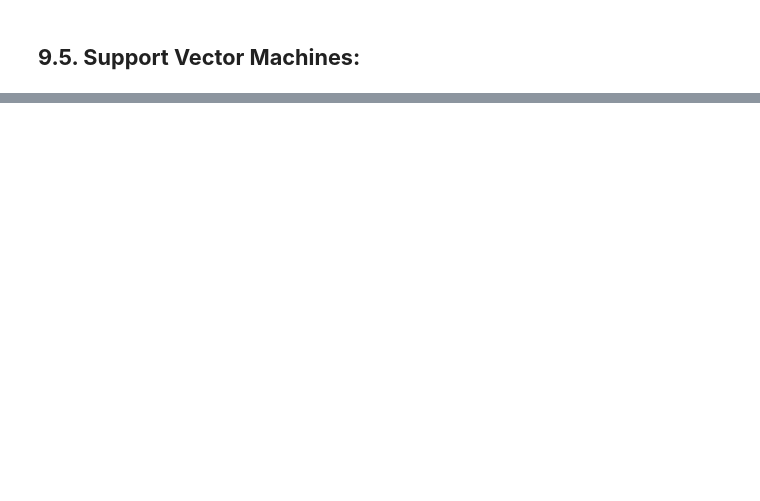
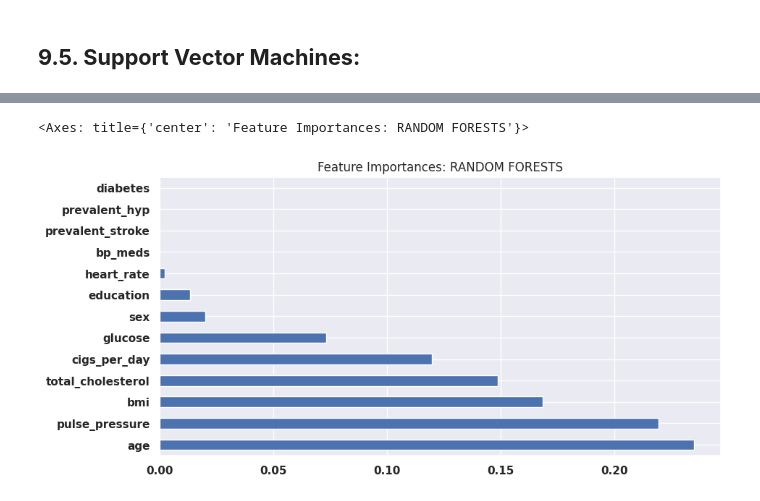
Before and after one commit to hamant-jagwan/Cardiovascular_Risk_Prediction--ML--Classification, a Jupyter notebook: Cardiovascular_Risk_Prediction.ipynb, the cells around one changed output, grey strips where cells are left out. Drawn from its saved outputs; the diff is of its cells as text; code cells hidden in the pictures; blank space fills up the shorter version.

```diff
--- a/Cardiovascular_Risk_Prediction.ipynb
+++ b/Cardiovascular_Risk_Prediction.ipynb
@@ -1398,0 +1438,12 @@ plt.show()
+# %%
+# random forest model
+rf_model = RandomForestClassifier(random_state=0)
+rf_params = {'n_estimators':[500],                    # limited due to computational power availability
+             'max_depth':np.arange(1,6),
+             'min_samples_split':np.arange(0.1,1,0.1),
+             'min_samples_leaf':np.arange(0.1,0.6,0.1)}
+# %%
+# using gridsearchcv to find best parameters
+rf_random_search = RandomizedSearchCV(rf_model,rf_params,cv=cv_method,scoring='recall')
+rf_random_search.fit(X_smote,y_smote)
+rf_best_params = rf_random_search.best_params_
@@ -1398,0 +1458,10 @@ plt.show()
+# %%
+# Fitting RF model with best parameters
+rf_model = RandomForestClassifier(n_estimators=rf_best_params['n_estimators'],
+                                  min_samples_leaf=rf_best_params['min_samples_leaf'],
+                                  min_samples_split=rf_best_params['min_samples_split'],
+                                  max_depth=rf_best_params['max_depth'],
+                                  random_state=0)
+# %%
+# fit
+rf_model.fit(X_smote,y_smote)
@@ -1398,0 +1501,11 @@ plt.show()
+# %%
+# Feature importances
+
+rf_feat_imp = pd.Series(rf_model.feature_importances_, index=X.columns)
+plt.figure(figsize=(10,5))
+plt.title('Feature Importances: RANDOM FORESTS')
+plt.xlabel('Relative Importance')
+rf_feat_imp.nlargest(20).plot(kind='barh')
+# %% [output]
+<Axes: title={'center': 'Feature Importances: RANDOM FORESTS'}>
+[figure, added]
```
Also changed, not shown: parts of 62 cells of this notebook.
